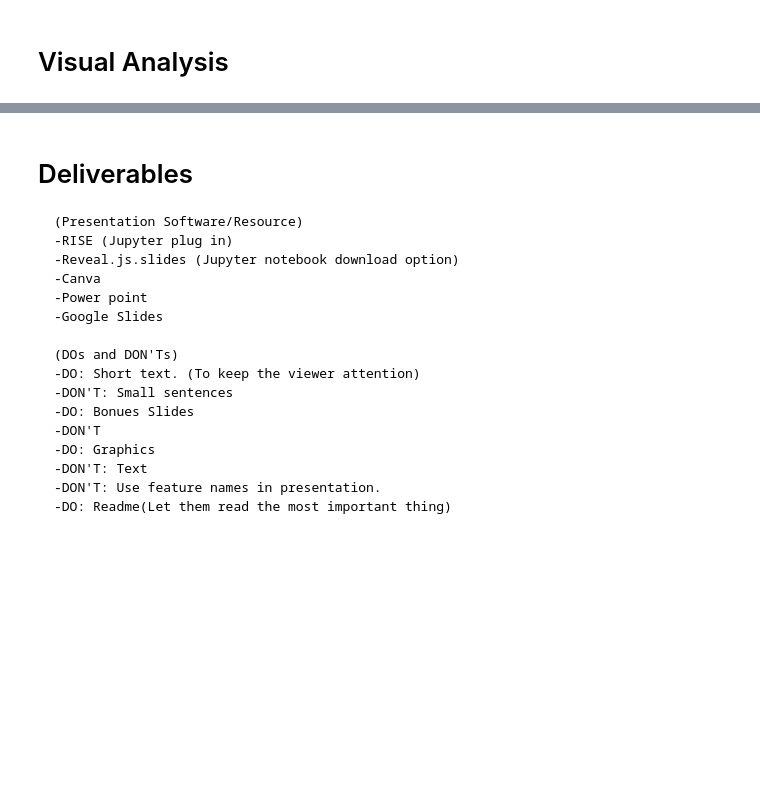
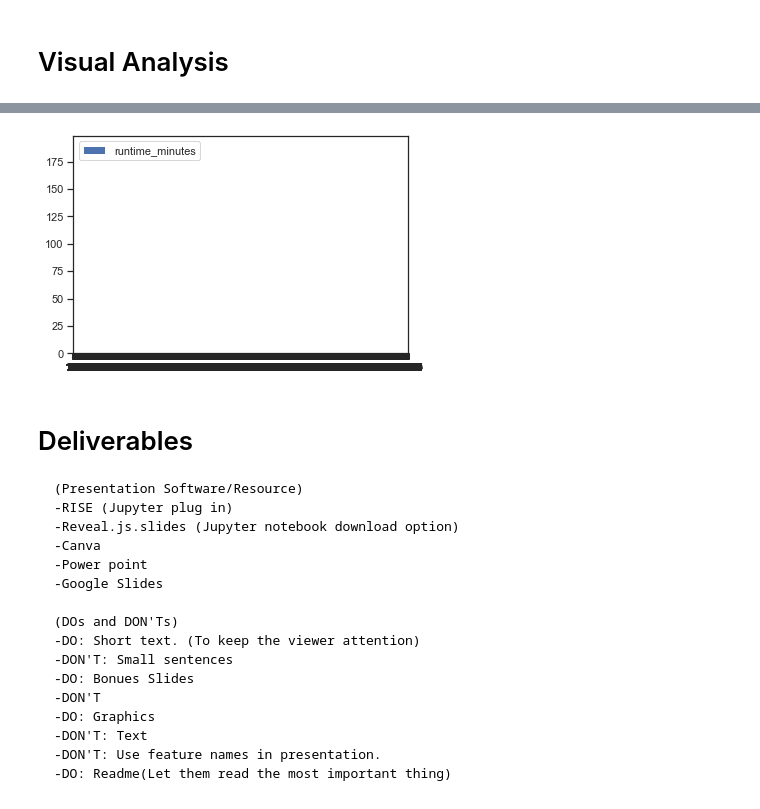
Before and after one commit to jfleury12/movie-collaboration, a Jupyter notebook: mod_1_project_EDA_fleury_laurent.ipynb, the cells around one changed output, grey strips where cells are left out. Cells and saved outputs as stored; diff of their text form; code cells hidden in the pictures; blank space fills up the shorter version.

Commit message:
Bar graph

```diff
--- a/mod_1_project_EDA_fleury_laurent.ipynb
+++ b/mod_1_project_EDA_fleury_laurent.ipynb
@@ -278,3 +302,7 @@ sns.pairplot(df_final)
+# %%
+ax = df_final.plot.bar(y='runtime_minutes', rot=0)
+# %% [output]
+[figure, added]
 # %% [markdown]
 # Deliverables
     (Presentation Software/Resource)
```
Also changed, not shown: parts of 5 cells of this notebook.
